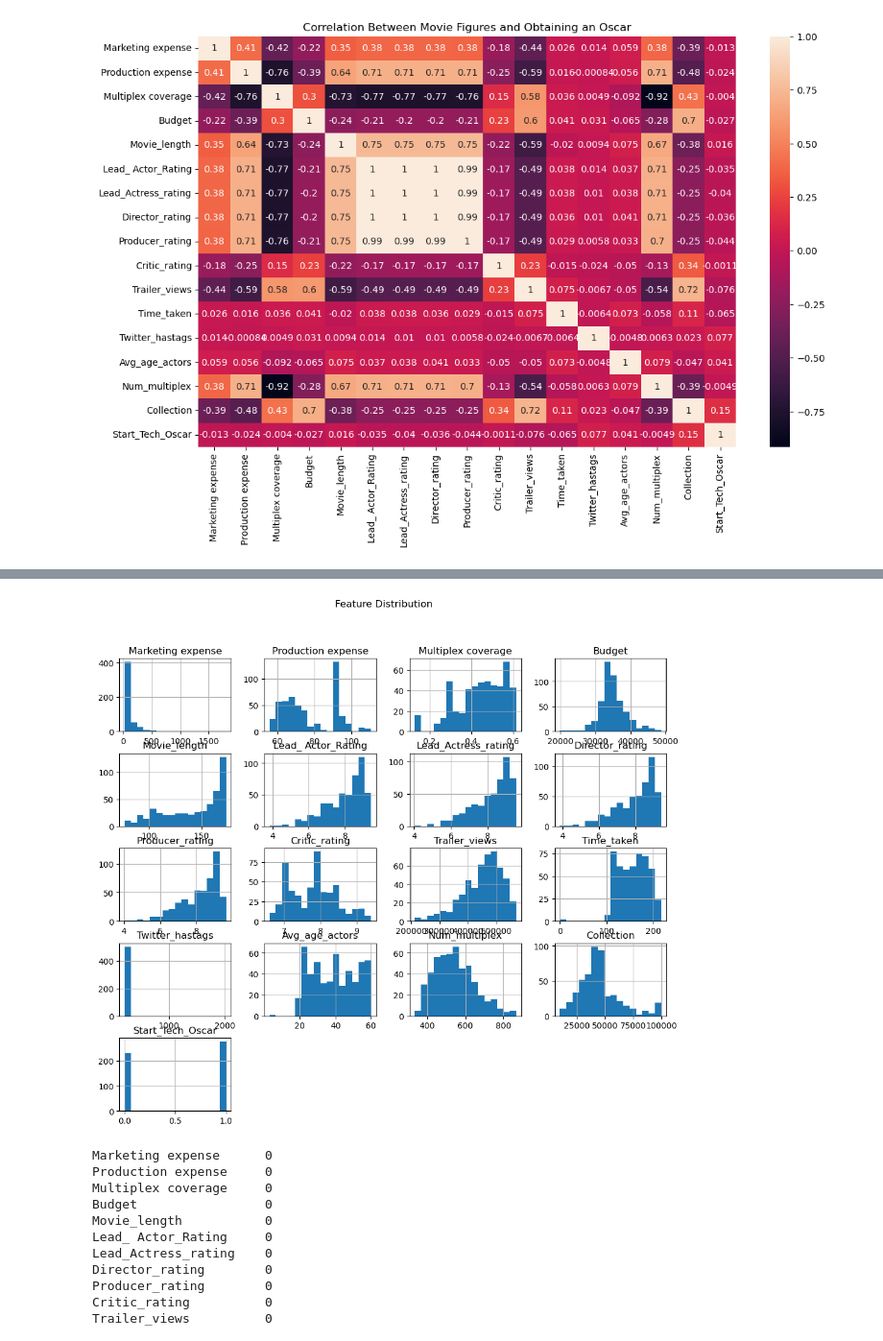
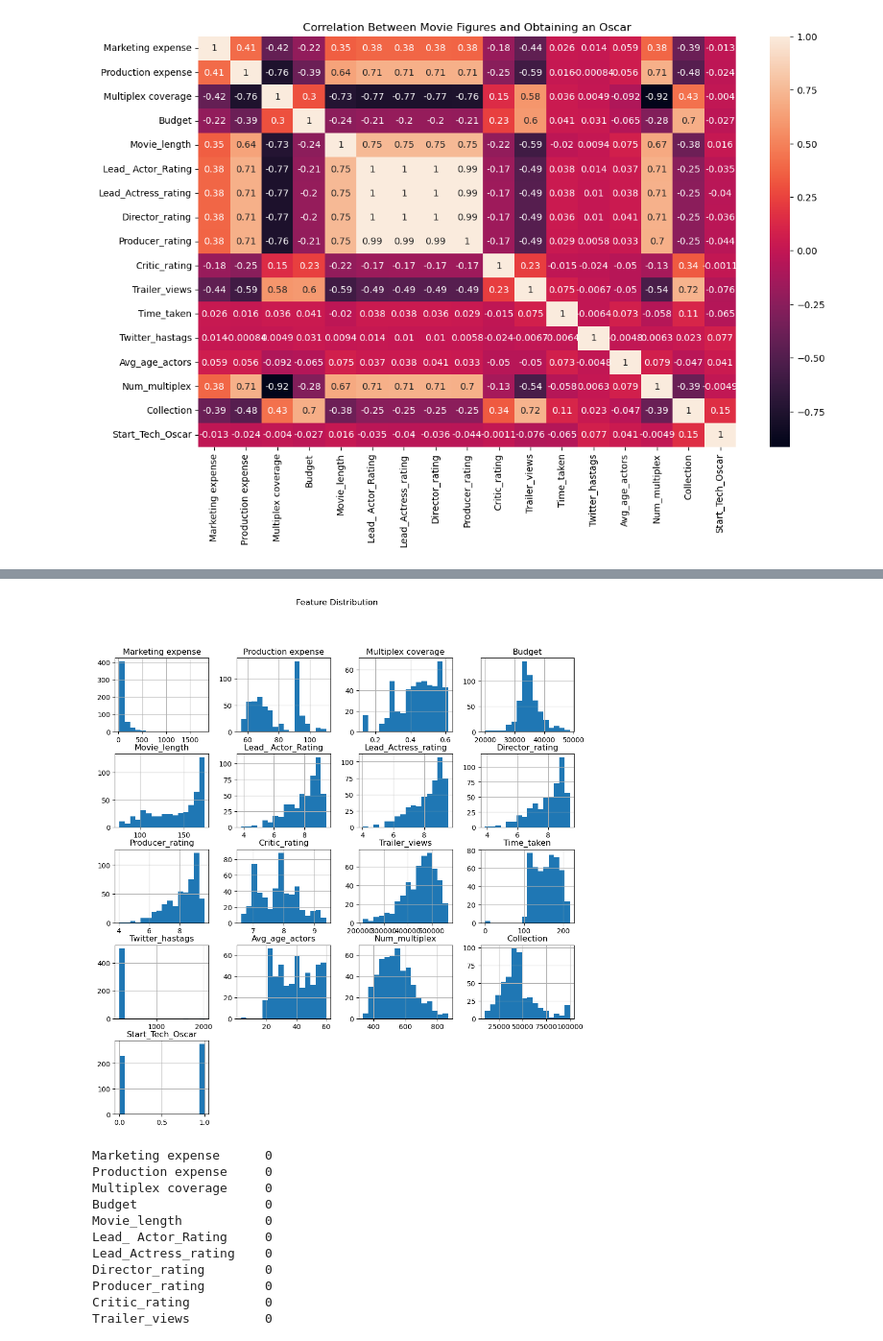
Before and after one commit to Nikola671/TP2_AB_NM, a Jupyter notebook: TP2_AB_NM.ipynb, the cells around one changed output, grey strips where cells are left out. Shown at 96% size. Cells and saved outputs as stored; diff of their text form; code cells hidden in the pictures.

```diff
--- a/TP2_AB_NM.ipynb
+++ b/TP2_AB_NM.ipynb
@@ -154,10 +154,10 @@ plt.show()
 # %%
-#
-data.hist(figsize=(12,10),bins=16)
+#Feature distribution
+data.hist(figsize=(12,12),bins=16)
 plt.suptitle('Feature Distribution')
 plt.show()
 # %% [output]
-[figure, old version]
+[figure, new version]
 # %%
 #Imputing the mean of 'Time_taken' for the column's missing values.
 dictionary = {
```
Also changed, not shown: parts of 9 cells of this notebook.
